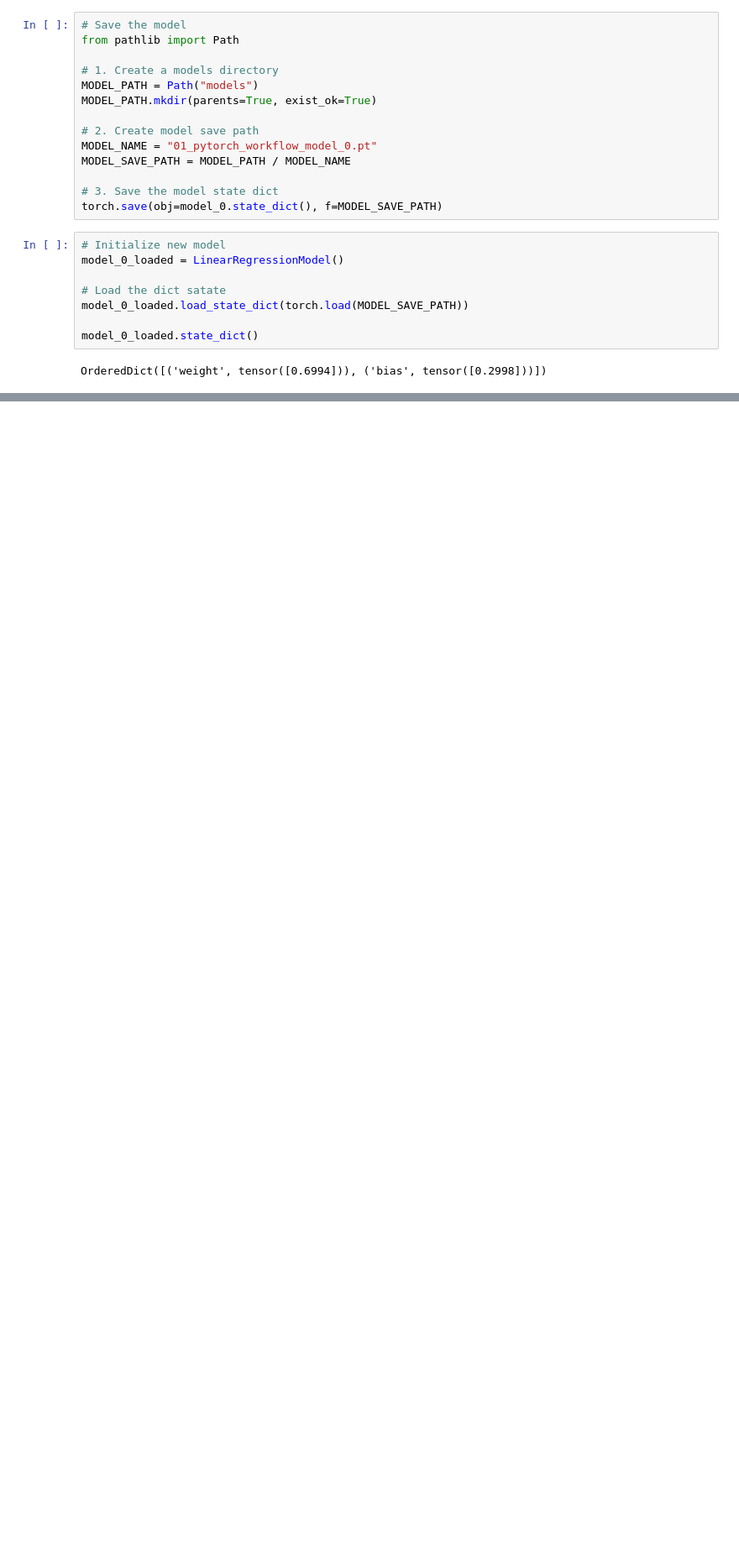
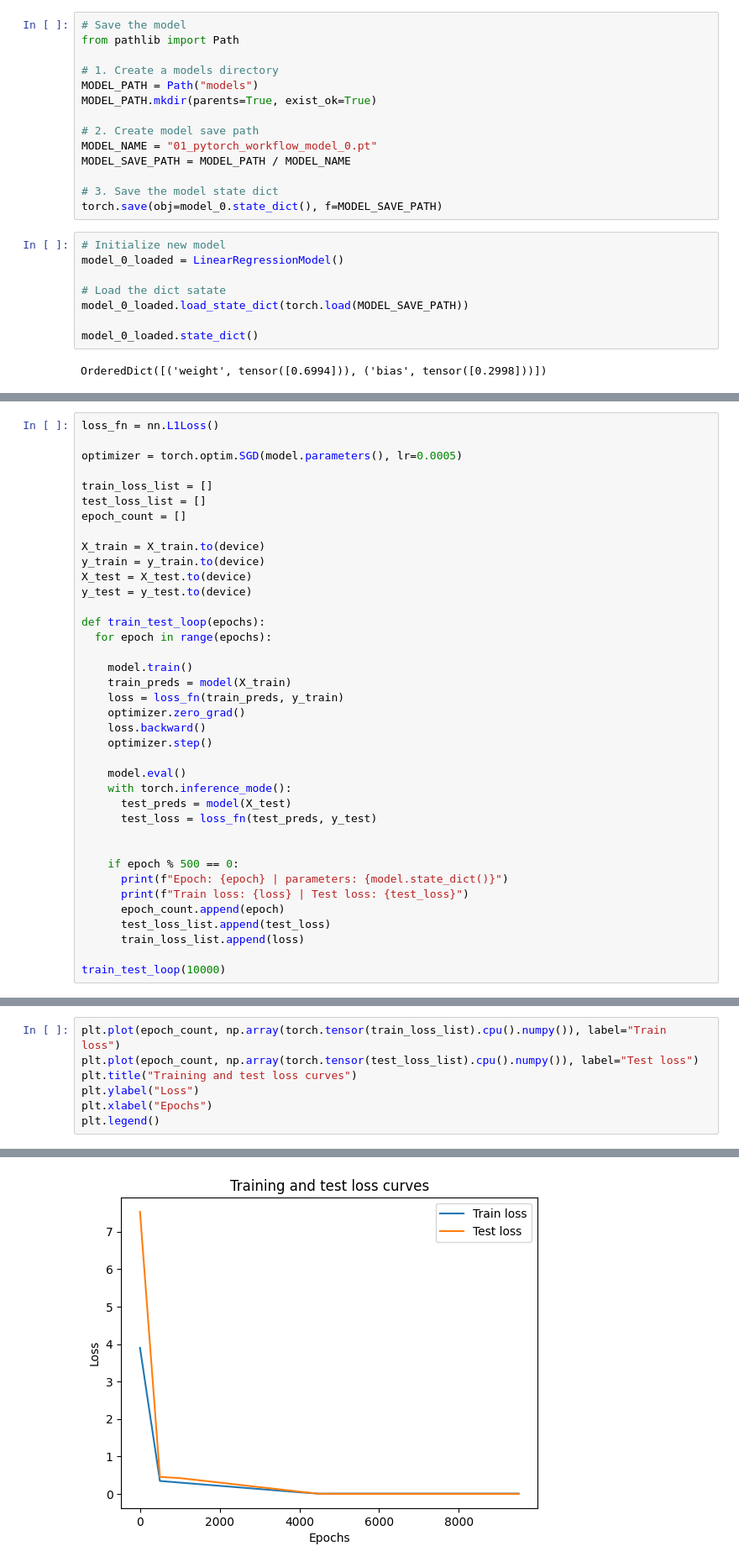
Before and after one commit to N1tingale/PyTorch, a Jupyter notebook: PyTorch_Workflow.ipynb, the cells around one changed output, grey strips where cells are left out. Shown at 84% size. Cells and saved outputs as stored; diff of their text form; blank space fills up the shorter version.

```diff
--- a/PyTorch_Workflow.ipynb
+++ b/PyTorch_Workflow.ipynb
@@ -321,0 +408,38 @@ OrderedDict([('weight', tensor([0.6994])), ('bias', tensor([0.2998]))])
+# %%
+loss_fn = nn.L1Loss()
+
+optimizer = torch.optim.SGD(model.parameters(), lr=0.0005)
+
+train_loss_list = []
+test_loss_list = []
+epoch_count = []
+
+X_train = X_train.to(device)
+y_train = y_train.to(device)
+X_test = X_test.to(device)
+y_test = y_test.to(device)
+
+def train_test_loop(epochs):
+  for epoch in range(epochs):
+
+    model.train()
+    train_preds = model(X_train)
+    loss = loss_fn(train_preds, y_train)
+    optimizer.zero_grad()
+    loss.backward()
+    optimizer.step()
+
+    model.eval()
+    with torch.inference_mode():
+      test_preds = model(X_test)
+      test_loss = loss_fn(test_preds, y_test)
+
+
+    if epoch % 500 == 0:
+      print(f"Epoch: {epoch} | parameters: {model.state_dict()}")
+      print(f"Train loss: {loss} | Test loss: {test_loss}")
+      epoch_count.append(epoch)
+      test_loss_list.append(test_loss)
+      train_loss_list.append(loss)
+
+train_test_loop(10000)
@@ -321,0 +464,8 @@ OrderedDict([('weight', tensor([0.6994])), ('bias', tensor([0.2998]))])
+# %%
+plt.plot(epoch_count, np.array(torch.tensor(train_loss_list).cpu().numpy()), label="Train loss")
+plt.plot(epoch_count, np.array(torch.tensor(test_loss_list).cpu().numpy()), label="Test loss")
+plt.title("Training and test loss curves")
+plt.ylabel("Loss")
+plt.xlabel("Epochs")
+plt.legend()
+# %% [output]
@@ -321,0 +473 @@ OrderedDict([('weight', tensor([0.6994])), ('bias', tensor([0.2998]))])
+[figure, added]
```
Also changed, not shown: parts of 22 cells of this notebook.
